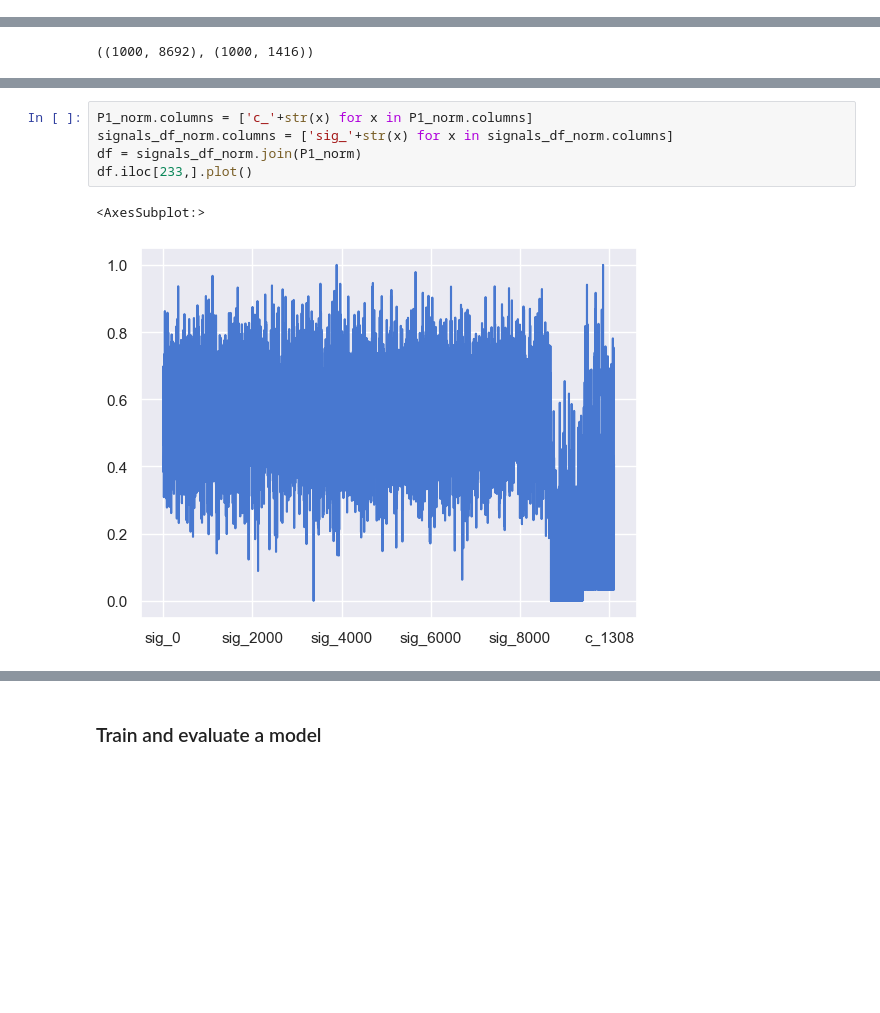
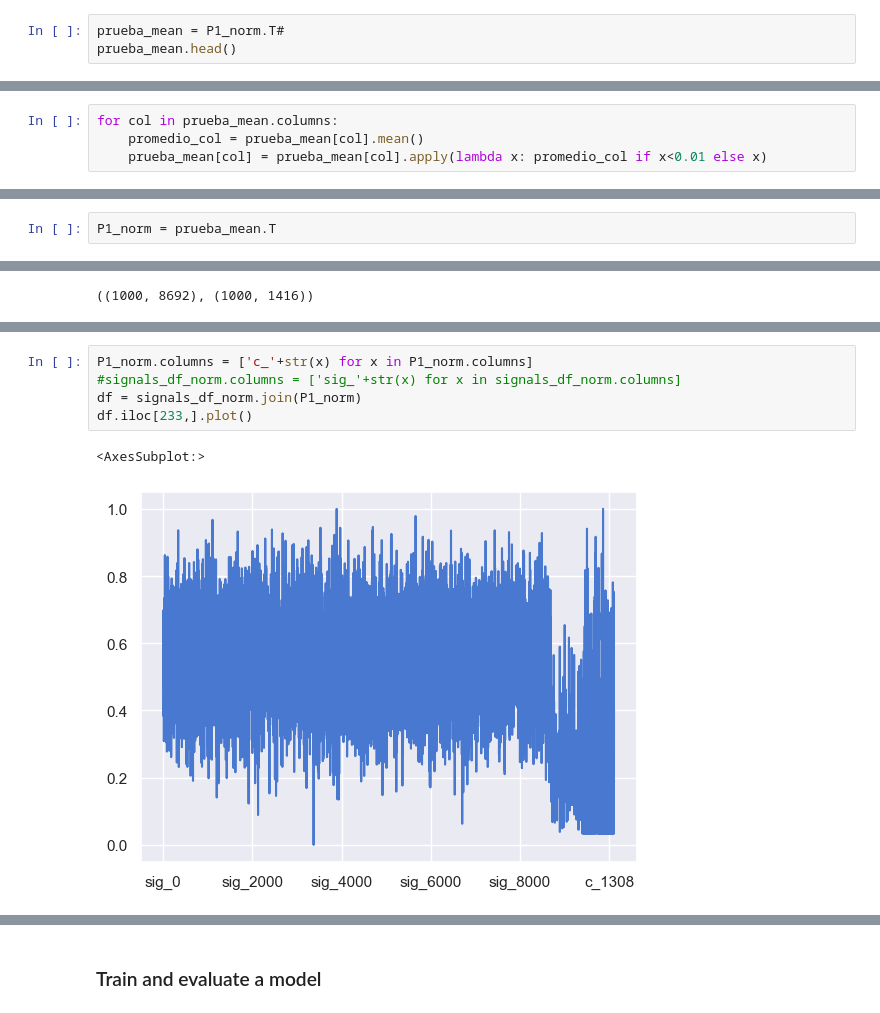
Before and after one commit to qSergio/unam_TDA, a Jupyter notebook: GW_detection/clean_GW_topology_of_time_series.ipynb, the cells around one changed output, grey strips where cells are left out. Drawn from its saved outputs; the diff is of its cells as text; blank space fills up the shorter version.

```diff
--- a/GW_detection/clean_GW_topology_of_time_series.ipynb
+++ b/GW_detection/clean_GW_topology_of_time_series.ipynb
@@ -588,3 +588,6 @@ P1_norm.head()
 | 3 | 0.0 | 0.175952 | 0.0 | 0.203065 | 0.0 | 0.391043 | 0.0 | 0.180592 | 0.0 | 0.328989 | ... | ... |
 | 4 | 0.0 | 0.221991 | 0.0 | 0.253441 | 0.0 | 0.375632 | 0.0 | 0.227823 | 0.0 | 0.351366 | ... | ... |
 5 rows × 1432 columns
+# %%
+prueba_mean = P1_norm.T#
+prueba_mean.head()
@@ -590,0 +602,4 @@ P1_norm.head()
+# %%
+for col in prueba_mean.columns:
+    promedio_col = prueba_mean[col].mean()
+    prueba_mean[col] = prueba_mean[col].apply(lambda x: promedio_col if x<0.01 else x)
@@ -591,3 +625,5 @@ P1_norm.head()
+# %%
+P1_norm = prueba_mean.T
 # %%
 P1_norm.iloc[0,:].plot()
 # %% [output]
@@ -614,11 +656,11 @@ signals_df_norm.shape, P1_norm.shape
 # %%
 P1_norm.columns = ['c_'+str(x) for x in P1_norm.columns]
-signals_df_norm.columns = ['sig_'+str(x) for x in signals_df_norm.columns]
+#signals_df_norm.columns = ['sig_'+str(x) for x in signals_df_norm.columns]
 df = signals_df_norm.join(P1_norm)
 df.iloc[233,].plot()
 # %% [output]
 <AxesSubplot:>
-[figure, old version]
+[figure, new version]
 # %%
 df.iloc[0,].plot()
 # %% [output]
```
Also changed, not shown: parts of 26 cells of this notebook, 2 other files.
